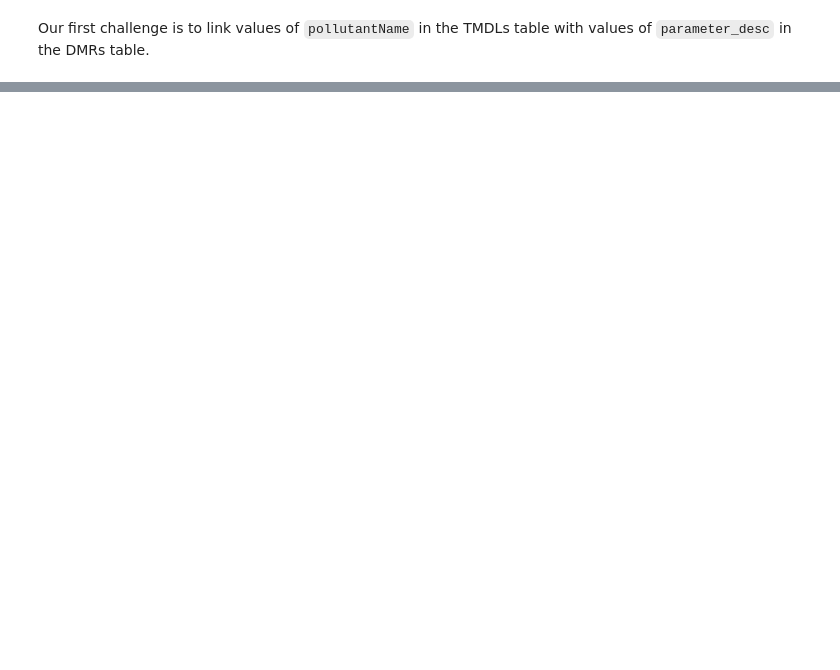
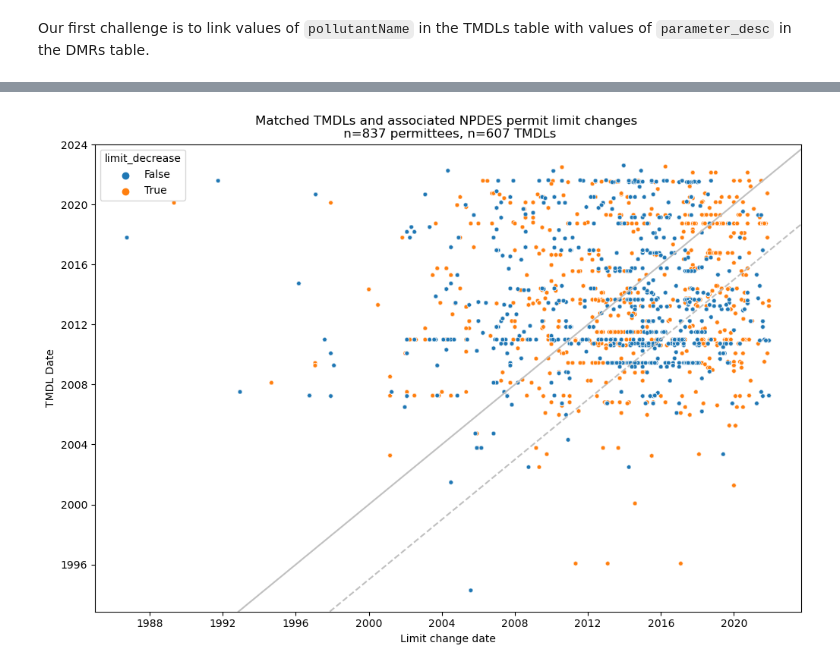
Before and after one commit to reglab/TMDLs_archived, a Jupyter notebook: TMDLS_limit_changes.ipynb, the cells around one changed output, grey strips where cells are left out. Drawn from its saved outputs; the diff is of its cells as text; code cells hidden in the pictures; blank space fills up the shorter version.

```diff
--- a/TMDLS_limit_changes.ipynb
+++ b/TMDLS_limit_changes.ipynb
@@ -428,0 +485,16 @@ plt.legend();
+# %%
+plt.style.use('default')
+plt.figure(figsize=(12, 8));
+plt.ylabel('TMDL Date')
+plt.xlabel('Limit change date')
+sns.scatterplot(data=prepped_dmrs, x='limit_change_date', y='TMDLDate', hue='limit_decrease', s=15);
+plt.axline((dts.datestr2num('2012-01-01'), dts.datestr2num('2012-01-01')),
+           (dts.datestr2num('2012-01-02'), dts.datestr2num('2012-01-02')), color='silver')
+plt.axline((dts.datestr2num('2017-01-01'), dts.datestr2num('2012-01-01')),
+           (dts.datestr2num('2017-01-02'), dts.datestr2num('2012-01-02')), linestyle='--', label='5 years post-TMDL',
+           color='silver')
+plt.title('Matched TMDLs and associated NPDES permit limit changes \n n=' + str(
+    len(prepped_dmrs.drop_duplicates('npdes_permit_id'))) + ' permittees, n=' + str(
+    len(prepped_dmrs.drop_duplicates('actionIdentifier'))) + ' TMDLs');
+# %% [output]
+[figure, added]
```
Also changed, not shown: parts of 12 cells of this notebook.
